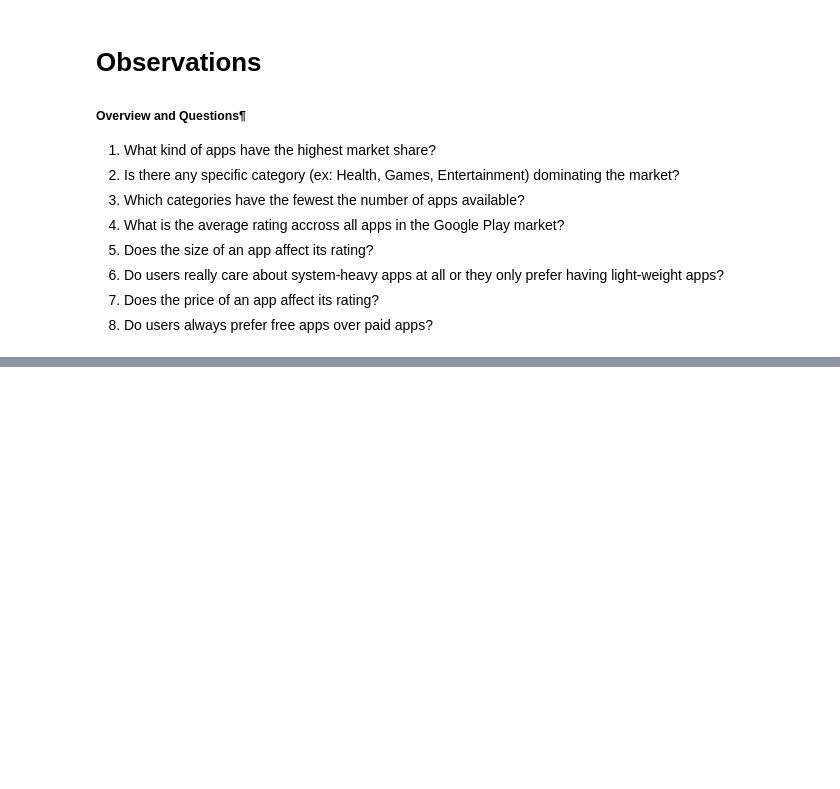
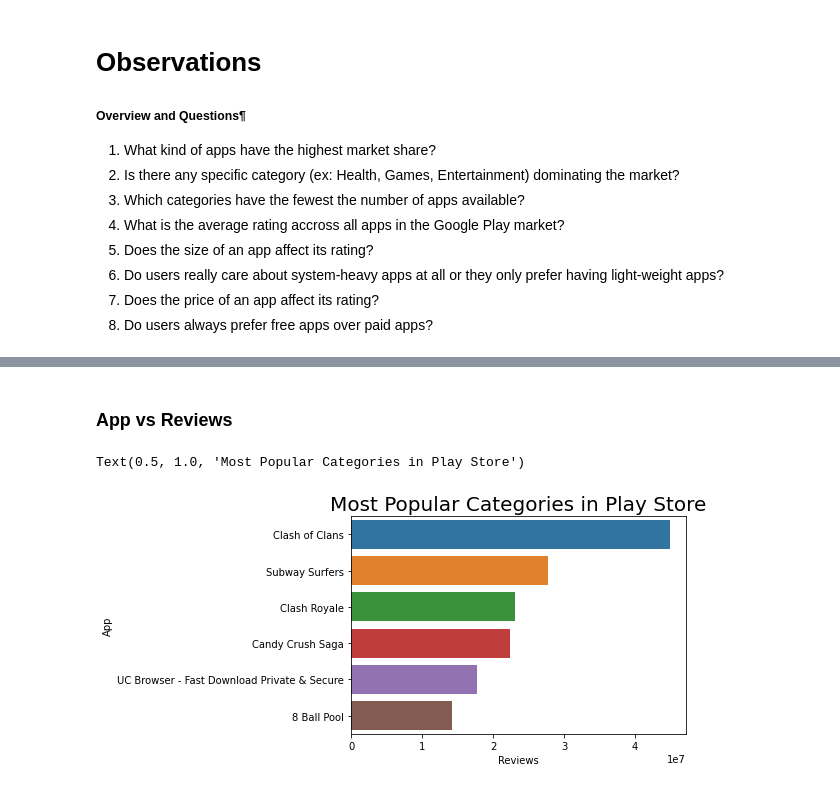
Before and after one commit to jiawei-li89/Project, a Jupyter notebook: Week5-6_Google_Player_Store.ipynb, the cells around one changed output, grey strips where cells are left out. Cells and saved outputs as stored; diff of their text form; code cells hidden in the pictures; blank space fills up the shorter version.

```diff
--- a/Week5-6_Google_Player_Store.ipynb
+++ b/Week5-6_Google_Player_Store.ipynb
@@ -374,0 +383,11 @@ plt.show()
+# %% [markdown]
+### App vs Reviews
+# %%
+app_reviews = playstore.sort_values(['Reviews'],ascending = 0 )[:20]
+ax = sns.barplot(x = 'Reviews' , y = 'App' , data = app_reviews )
+ax.set_xlabel('Reviews')
+ax.set_ylabel('App')
+ax.set_title("Most Popular Categories in Play Store", size = 20)
+# %% [output]
+Text(0.5, 1.0, 'Most Popular Categories in Play Store')
+[figure, added]
```
Also changed, not shown: parts of 30 cells of this notebook.
